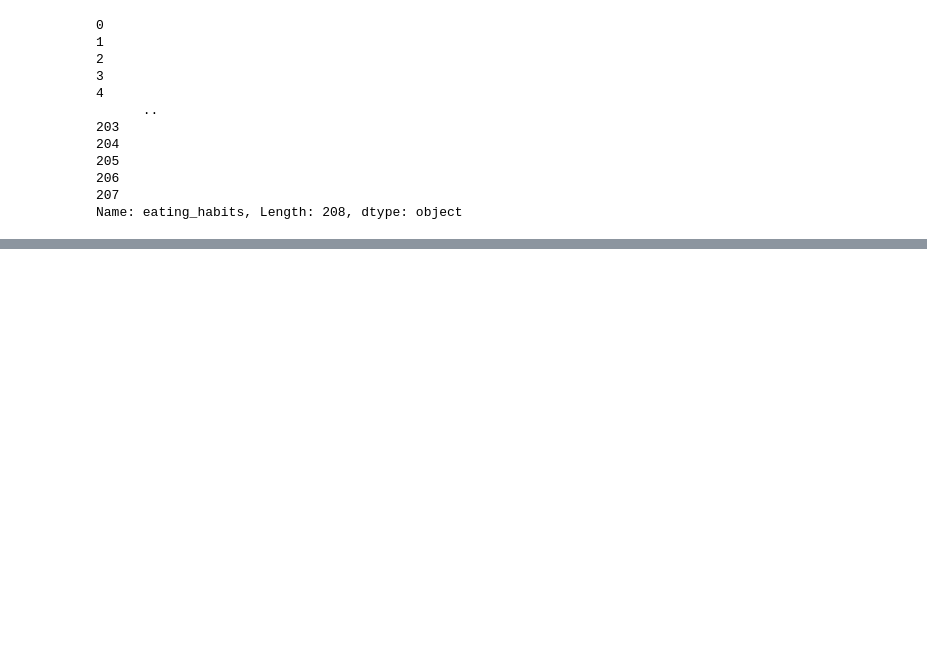
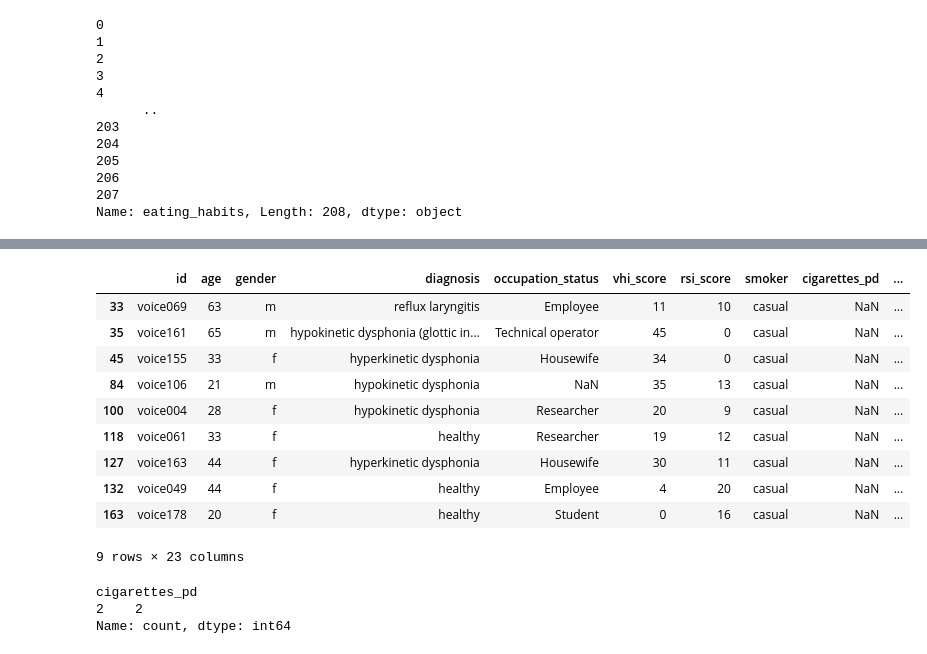
Before and after one commit to alyssahondrade/ml-perspectives-on-voice-disorder-diagnosis, a Jupyter notebook: 02_data_cleaning.ipynb, the cells around one changed output, grey strips where cells are left out. Drawn from its saved outputs; the diff is of its cells as text; code cells hidden in the pictures; blank space fills up the shorter version.

```diff
--- a/02_data_cleaning.ipynb
+++ b/02_data_cleaning.ipynb
@@ -318,0 +399,4 @@ updated_df[['smoker', 'cigarettes_pd']]
+# %%
+# Confirm the smokers have a valid value in the cigarettes_pd
+smoker_null = (clean_cat_df['smoker'] == 'yes') & (clean_cat_df['cigarettes_pd'].isnull())
+clean_cat_df.loc[smoker_null]
@@ -318,0 +437,23 @@ updated_df[['smoker', 'cigarettes_pd']]
+# %%
+# Confirm the casual smokers have a valid value in the cigarettes_pd
+casual_null = (clean_cat_df['smoker'] == 'casual') & (clean_cat_df['cigarettes_pd'].isnull())
+clean_cat_df.loc[casual_null]
+# %% [output]
+|  | id | age | gender | diagnosis | occupation_status | vhi_score | rsi_score | smoker | cigarettes_pd | ... |
+| 33 | voice069 | 63 | m | reflux laryngitis | Employee | 11 | 10 | casual | NaN | ... |
+| 35 | voice161 | 65 | m | hypokinetic dysphonia (glottic in... | Technical operator | 45 | 0 | casual | NaN | ... |
+| 45 | voice155 | 33 | f | hyperkinetic dysphonia | Housewife | 34 | 0 | casual | NaN | ... |
+| 84 | voice106 | 21 | m | hypokinetic dysphonia | NaN | 35 | 13 | casual | NaN | ... |
+| 100 | voice004 | 28 | f | hypokinetic dysphonia | Researcher | 20 | 9 | casual | NaN | ... |
+| 118 | voice061 | 33 | f | healthy | Researcher | 19 | 12 | casual | NaN | ... |
+| 127 | voice163 | 44 | f | hyperkinetic dysphonia | Housewife | 30 | 11 | casual | NaN | ... |
+| 132 | voice049 | 44 | f | healthy | Employee | 4 | 20 | casual | NaN | ... |
+| 163 | voice178 | 20 | f | healthy | Student | 0 | 16 | casual | NaN | ... |
+9 rows × 23 columns
+# %%
+# Check the casual smokers who have have a valid cigarettes_pd value
+clean_cat_df.loc[clean_cat_df['smoker'] == 'casual', 'cigarettes_pd'].value_counts()
+# %% [output]
+cigarettes_pd
+2    2
+Name: count, dtype: int64
```
Also changed, not shown: parts of 22 cells of this notebook.
